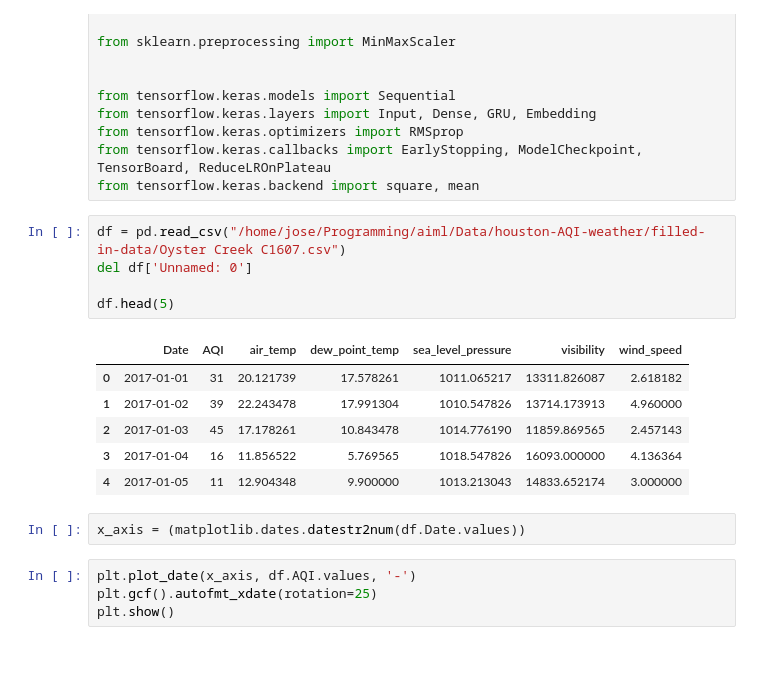
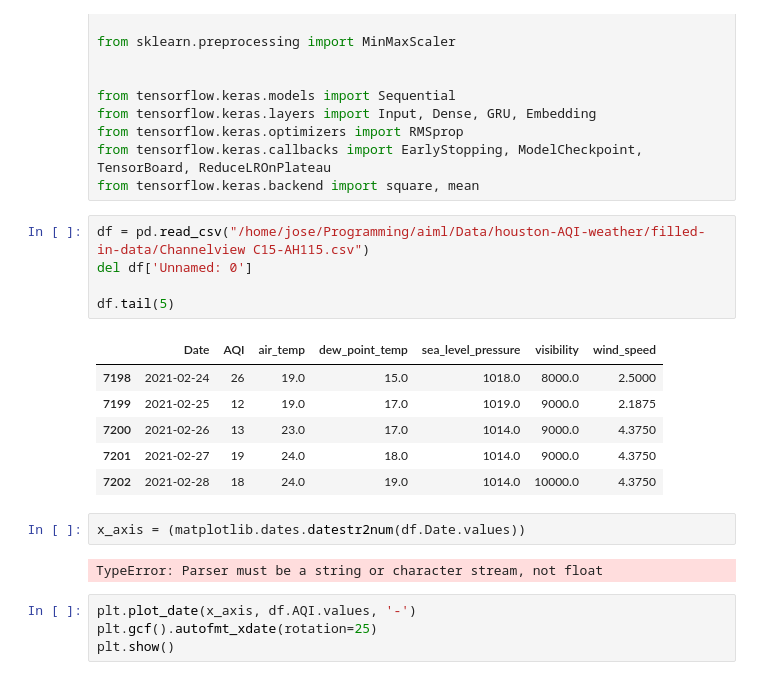
Before and after one commit to gallo-json/air-pollution-forecast, a Jupyter notebook: src/train_model.ipynb, the cells around one changed output. Saved outputs shown, nothing was run; the diff lists cells and outputs as text.

```diff
--- a/src/train_model.ipynb
+++ b/src/train_model.ipynb
@@ -14,19 +14,21 @@ from tensorflow.keras.optimizers import RMSprop
 from tensorflow.keras.callbacks import EarlyStopping, ModelCheckpoint, TensorBoard, ReduceLROnPlateau
 from tensorflow.keras.backend import square, mean
 # %%
-df = pd.read_csv("/home/jose/Programming/aiml/Data/houston-AQI-weather/filled-in-data/Oyster Creek C1607.csv")
+df = pd.read_csv("/home/jose/Programming/aiml/Data/houston-AQI-weather/filled-in-data/Channelview C15-AH115.csv")
 del df['Unnamed: 0']
 
-df.head(5)
+df.tail(5)
 # %% [output]
 |  | Date | AQI | air_temp | dew_point_temp | sea_level_pressure | visibility | wind_speed |
-| 0 | 2017-01-01 | 31 | 20.121739 | 17.578261 | 1011.065217 | 13311.826087 | 2.618182 |
-| 1 | 2017-01-02 | 39 | 22.243478 | 17.991304 | 1010.547826 | 13714.173913 | 4.960000 |
-| 2 | 2017-01-03 | 45 | 17.178261 | 10.843478 | 1014.776190 | 11859.869565 | 2.457143 |
-| 3 | 2017-01-04 | 16 | 11.856522 | 5.769565 | 1018.547826 | 16093.000000 | 4.136364 |
-| 4 | 2017-01-05 | 11 | 12.904348 | 9.900000 | 1013.213043 | 14833.652174 | 3.000000 |
+| 7198 | 2021-02-24 | 26 | 19.0 | 15.0 | 1018.0 | 8000.0 | 2.5000 |
+| 7199 | 2021-02-25 | 12 | 19.0 | 17.0 | 1019.0 | 9000.0 | 2.1875 |
+| 7200 | 2021-02-26 | 13 | 23.0 | 17.0 | 1014.0 | 9000.0 | 4.3750 |
+| 7201 | 2021-02-27 | 19 | 24.0 | 18.0 | 1014.0 | 9000.0 | 4.3750 |
+| 7202 | 2021-02-28 | 18 | 24.0 | 19.0 | 1014.0 | 10000.0 | 4.3750 |
 # %%
 x_axis = (matplotlib.dates.datestr2num(df.Date.values))
+# %% [output]
+TypeError: Parser must be a string or character stream, not float
 # %%
 plt.plot_date(x_axis, df.AQI.values, '-')
 plt.gcf().autofmt_xdate(rotation=25)
```
Also changed, not shown: 4 other files.
